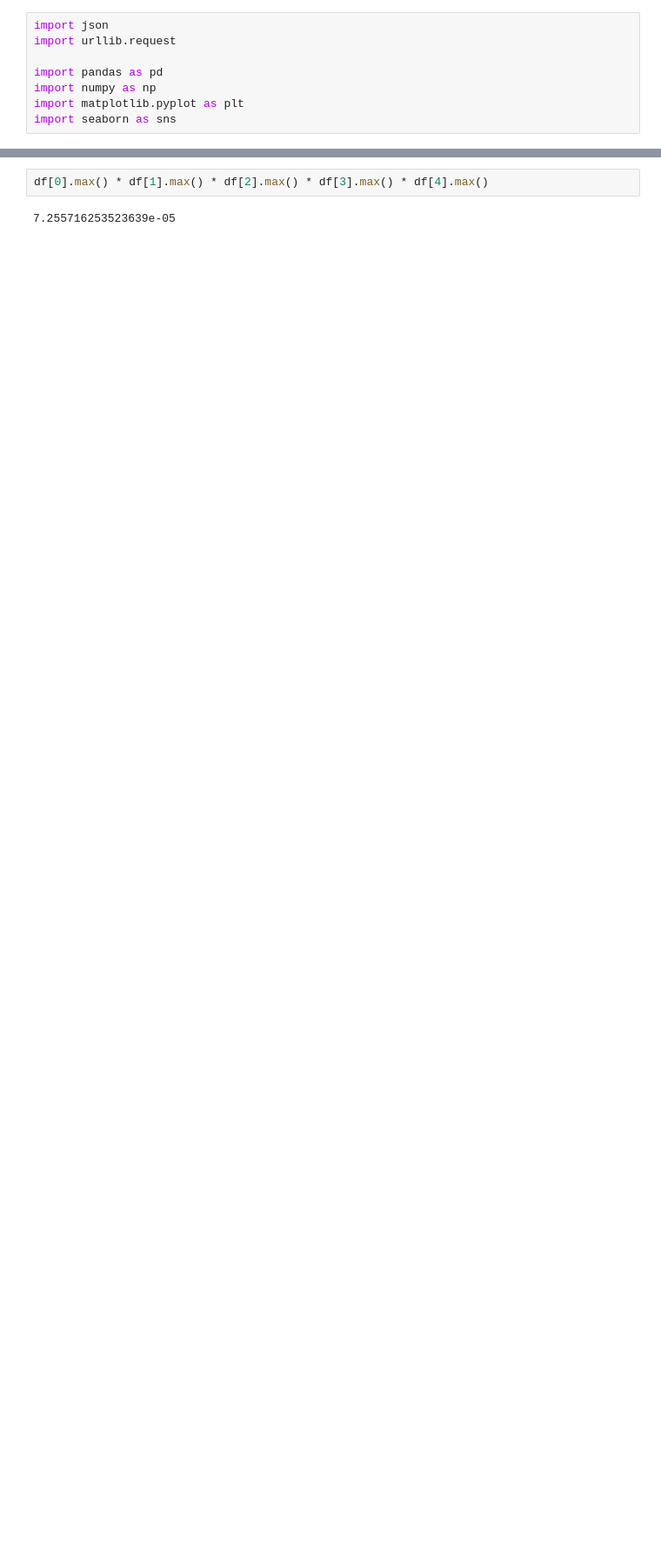
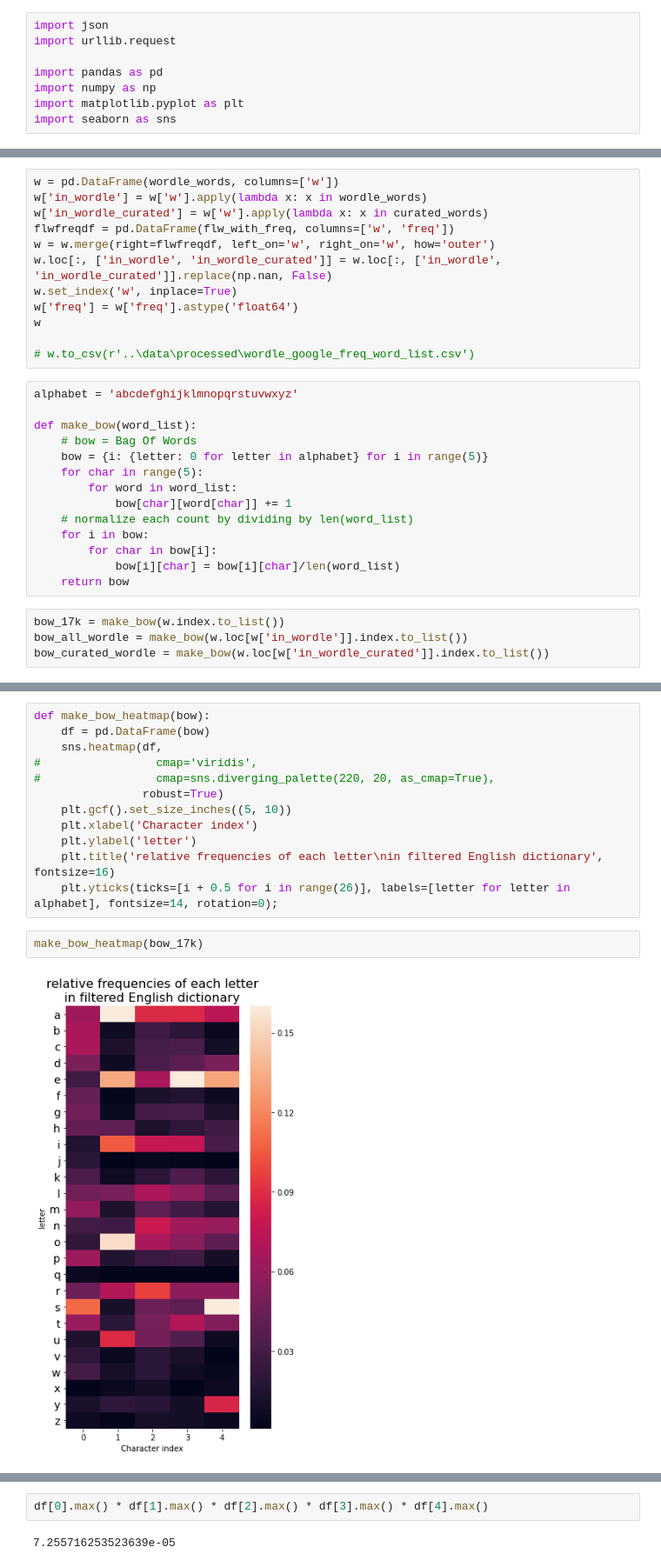
Before and after one commit to benton-anderson/wordle-opt, a Jupyter notebook: notebooks/BJA-01.2-make-word-lists.ipynb, the cells around one changed output, grey strips where cells are left out. Shown at 87% size. Drawn from its saved outputs; the diff is of its cells as text; blank space fills up the shorter version.

```diff
--- a/notebooks/BJA-01.2-parse-most-common-words.ipynb
+++ b/notebooks/BJA-01.2-make-word-lists.ipynb
@@ -41,0 +65,30 @@ words
+# %%
+w = pd.DataFrame(wordle_words, columns=['w'])
+w['in_wordle'] = w['w'].apply(lambda x: x in wordle_words)
+w['in_wordle_curated'] = w['w'].apply(lambda x: x in curated_words)
+flwfreqdf = pd.DataFrame(flw_with_freq, columns=['w', 'freq'])
+w = w.merge(right=flwfreqdf, left_on='w', right_on='w', how='outer')
+w.loc[:, ['in_wordle', 'in_wordle_curated']] = w.loc[:, ['in_wordle', 'in_wordle_curated']].replace(np.nan, False)
+w.set_index('w', inplace=True)
+w['freq'] = w['freq'].astype('float64')
+w
+
+# w.to_csv(r'..\data\processed\wordle_google_freq_word_list.csv')
+# %%
+alphabet = 'abcdefghijklmnopqrstuvwxyz'
+
+def make_bow(word_list):
+    # bow = Bag Of Words
+    bow = {i: {letter: 0 for letter in alphabet} for i in range(5)}
+    for char in range(5):
+        for word in word_list:
+            bow[char][word[char]] += 1
+    # normalize each count by dividing by len(word_list)
+    for i in bow:
+        for char in bow[i]:
+            bow[i][char] = bow[i][char]/len(word_list)
+    return bow
+# %%
+bow_17k = make_bow(w.index.to_list())
+bow_all_wordle = make_bow(w.loc[w['in_wordle']].index.to_list())
+bow_curated_wordle = make_bow(w.loc[w['in_wordle_curated']].index.to_list())
@@ -41,0 +100,16 @@ words
+# %%
+def make_bow_heatmap(bow):
+    df = pd.DataFrame(bow)
+    sns.heatmap(df,
+#                 cmap='viridis',
+#                 cmap=sns.diverging_palette(220, 20, as_cmap=True),
+                robust=True)
+    plt.gcf().set_size_inches((5, 10))
+    plt.xlabel('Character index')
+    plt.ylabel('letter')
+    plt.title('relative frequencies of each letter\nin filtered English dictionary', fontsize=16)
+    plt.yticks(ticks=[i + 0.5 for i in range(26)], labels=[letter for letter in alphabet], fontsize=14, rotation=0);
+# %%
+make_bow_heatmap(bow_17k)
+# %% [output]
+[figure, added]
```
Also changed, not shown: parts of 31 cells of this notebook, 3 other files.
